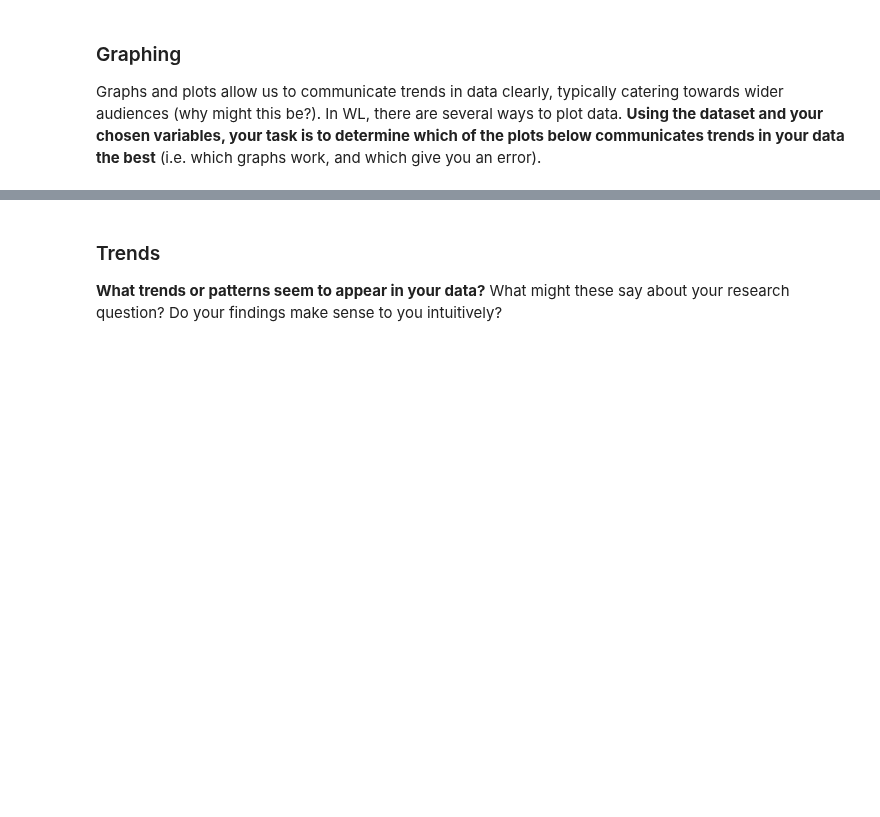
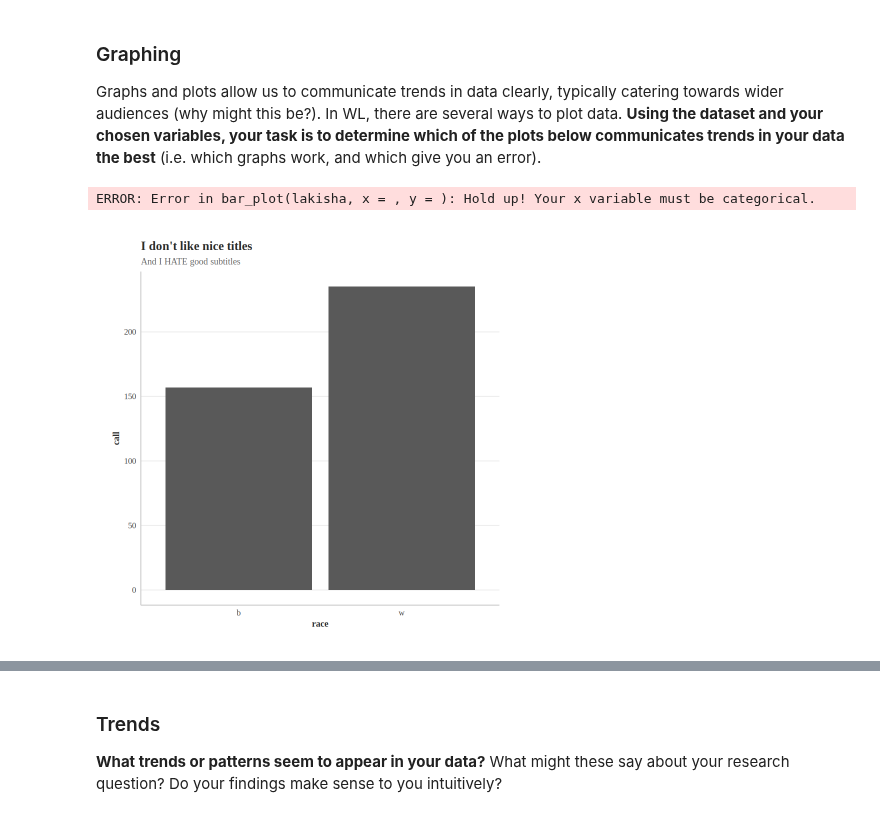
Before and after one commit to alia2027-coder/Unit0, a Jupyter notebook: ApResearchCT_SS.ipynb, the cells around one changed output, grey strips where cells are left out. Saved outputs shown, nothing was run; the diff lists cells and outputs as text; code cells hidden in the pictures; blank space fills up the shorter version.

```diff
--- a/ApResearchCT_SS.ipynb
+++ b/ApResearchCT_SS.ipynb
@@ -158,10 +157,14 @@ Before visualizing anything, lets first identify what variables we'd like to use
 Graphs and plots allow us to communicate trends in data clearly, typically catering towards wider audiences (why might this be?). In WL, there are several ways to plot data. **Using the dataset and your chosen variables, your task is to determine which of the plots below communicates trends in your data the best** (i.e. which graphs work, and which give you an error).
 # %%
 bar_plot(lakisha,
-             x = INSERT_VARIABLE_1,
-             y= INSERT_VARIABLE_2)
+             x = ,
+             y= )
+# %% [output]
+ERROR: Error in bar_plot(lakisha, x = , y = ): Hold up! Your x variable must be categorical.
 # %%
 column_plot(lakisha,
-            x= INSERT_VARIABLE_1,
-            y= INSERT_VARIABLE_2)
+            x= race,
+            y= call)
+# %% [output]
+[figure, added]
 # %%
```
Also changed, not shown: parts of 18 cells of this notebook.
